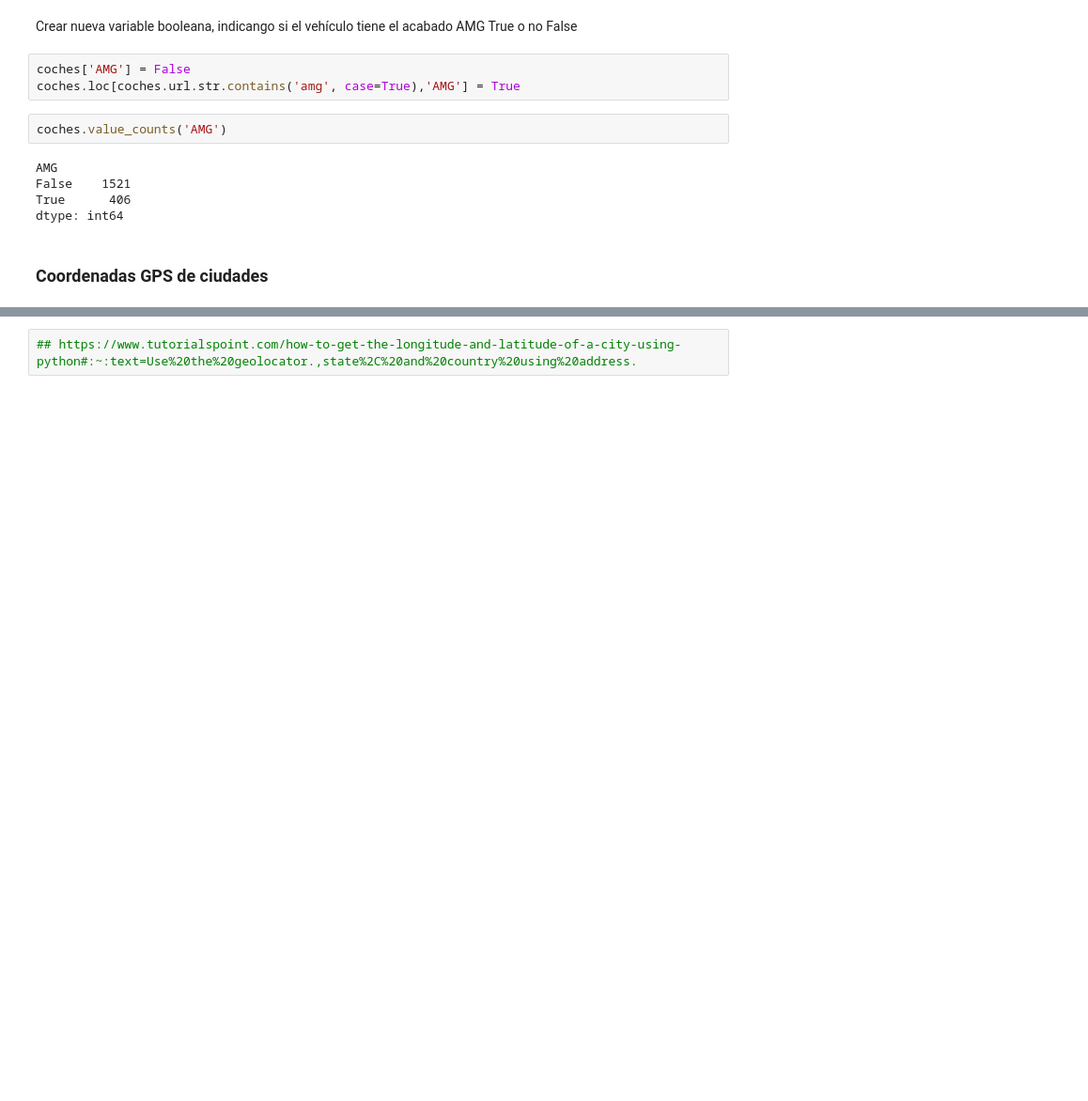
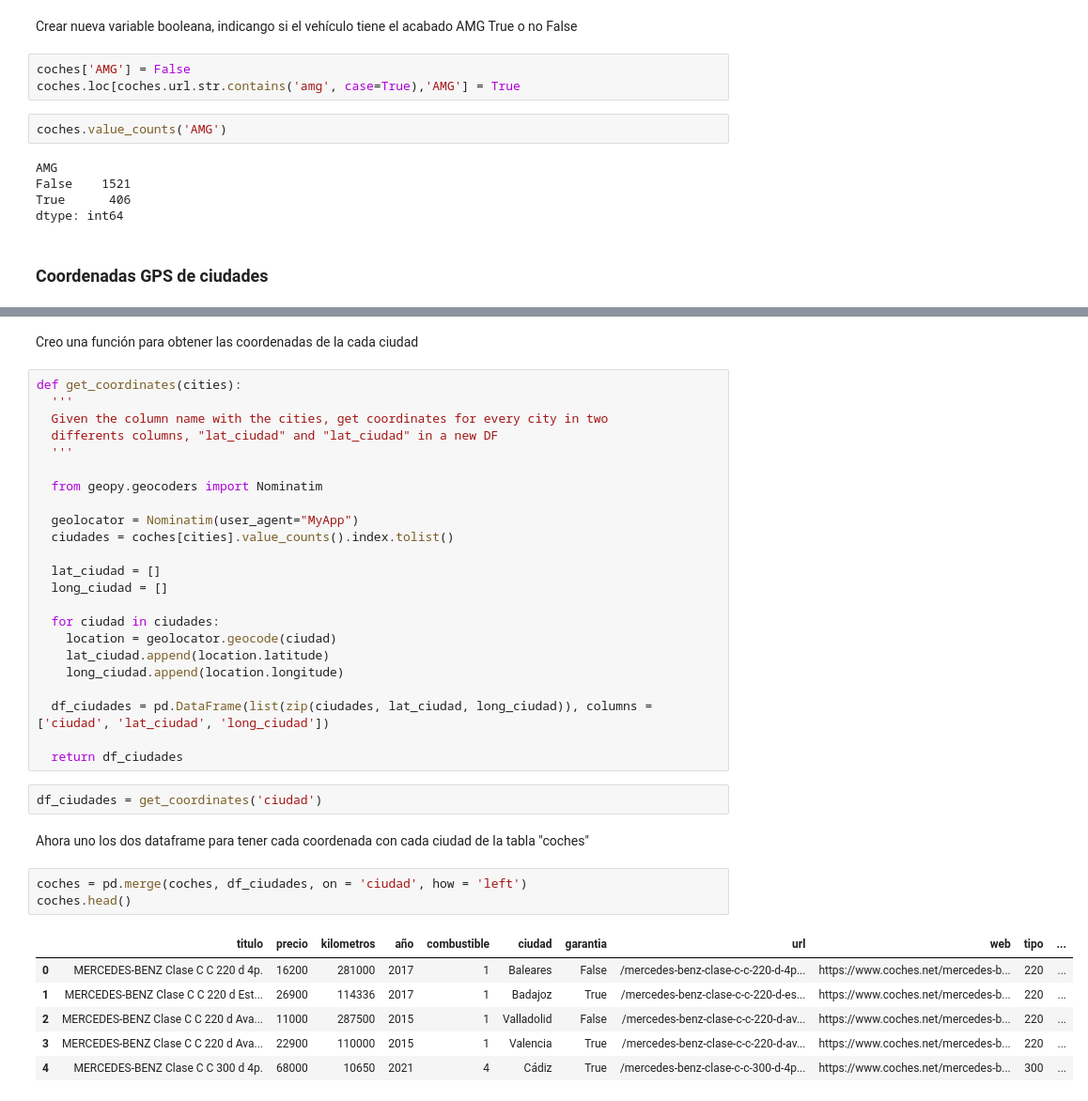
Before and after one commit to JAlonMor/Webscraping, a Jupyter notebook: EDA_coches.ipynb, the cells around one changed output, grey strips where cells are left out. Shown at 94% size. Cells and saved outputs as stored; diff of their text form; blank space fills up the shorter version.

```diff
--- a/EDA_coches.ipynb
+++ b/EDA_coches.ipynb
@@ -262,2 +260,39 @@ from geopy.geocoders import Nominatim
-# %%
-## https://www.tutorialspoint.com/how-to-get-the-longitude-and-latitude-of-a-city-using-python#:~:text=Use%20the%20geolocator.,state%2C%20and%20country%20using%20address.
+# %% [markdown]
+Creo una función para obtener las coordenadas de la cada ciudad
+# %%
+def get_coordinates(cities):
+  '''
+  Given the column name with the cities, get coordinates for every city in two
+  differents columns, "lat_ciudad" and "lat_ciudad" in a new DF
+  '''
+
+  from geopy.geocoders import Nominatim
+
+  geolocator = Nominatim(user_agent="MyApp")
+  ciudades = coches[cities].value_counts().index.tolist()
+
+  lat_ciudad = []
+  long_ciudad = []
+
+  for ciudad in ciudades:
+    location = geolocator.geocode(ciudad)
+    lat_ciudad.append(location.latitude)
+    long_ciudad.append(location.longitude)
+
+  df_ciudades = pd.DataFrame(list(zip(ciudades, lat_ciudad, long_ciudad)), columns =['ciudad', 'lat_ciudad', 'long_ciudad'])
+
+  return df_ciudades
+# %%
+df_ciudades = get_coordinates('ciudad')
+# %% [markdown]
+Ahora uno los dos dataframe para tener cada coordenada con cada ciudad de la tabla "coches"
+# %%
+coches = pd.merge(coches, df_ciudades, on = 'ciudad', how = 'left')
+coches.head()
+# %% [output]
+|  | titulo | precio | kilometros | año | combustible | ciudad | garantia | url | web | tipo | ... |
+| 0 | MERCEDES-BENZ Clase C C 220 d 4p. | 16200 | 281000 | 2017 | 1 | Baleares | False | /mercedes-benz-clase-c-c-220-d-4p... | https://www.coches.net/mercedes-b... | 220 | ... |
+| 1 | MERCEDES-BENZ Clase C C 220 d Est... | 26900 | 114336 | 2017 | 1 | Badajoz | True | /mercedes-benz-clase-c-c-220-d-es... | https://www.coches.net/mercedes-b... | 220 | ... |
+| 2 | MERCEDES-BENZ Clase C C 220 d Ava... | 11000 | 287500 | 2015 | 1 | Valladolid | False | /mercedes-benz-clase-c-c-220-d-av... | https://www.coches.net/mercedes-b... | 220 | ... |
+| 3 | MERCEDES-BENZ Clase C C 220 d Ava... | 22900 | 110000 | 2015 | 1 | Valencia | True | /mercedes-benz-clase-c-c-220-d-av... | https://www.coches.net/mercedes-b... | 220 | ... |
+| 4 | MERCEDES-BENZ Clase C C 300 d 4p. | 68000 | 10650 | 2021 | 4 | Cádiz | True | /mercedes-benz-clase-c-c-300-d-4p... | https://www.coches.net/mercedes-b... | 300 | ... |
```
Also changed, not shown: parts of 4 cells of this notebook.
